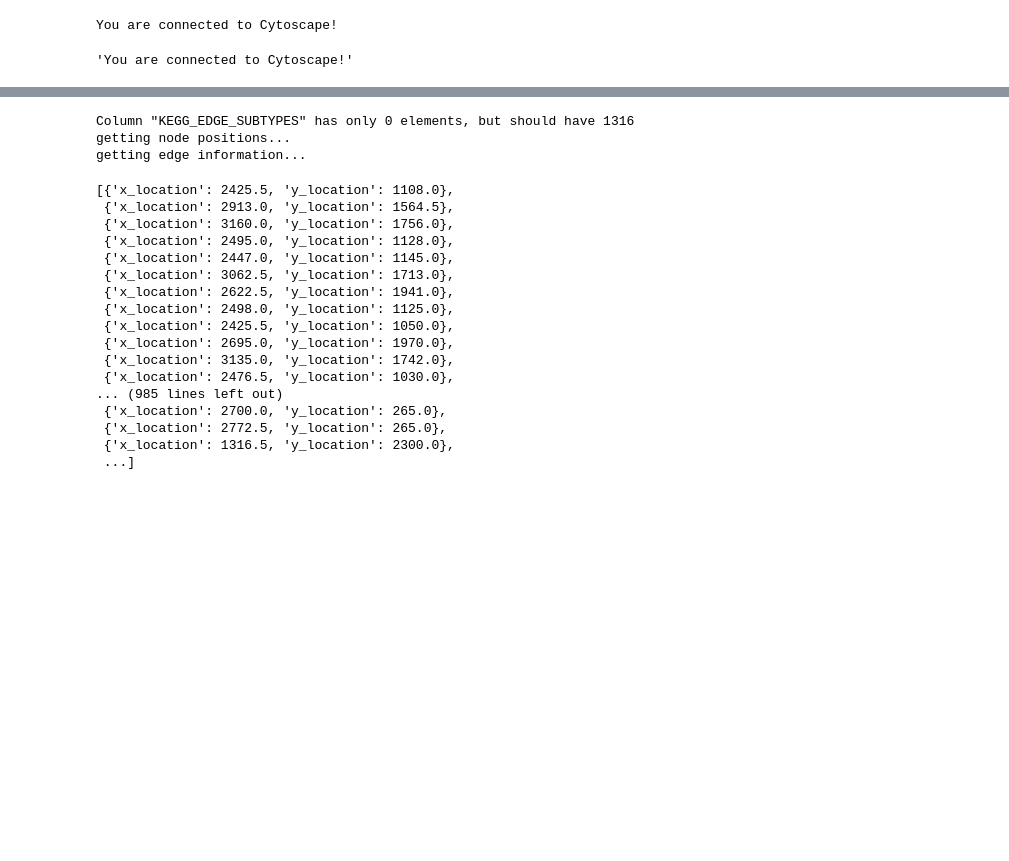
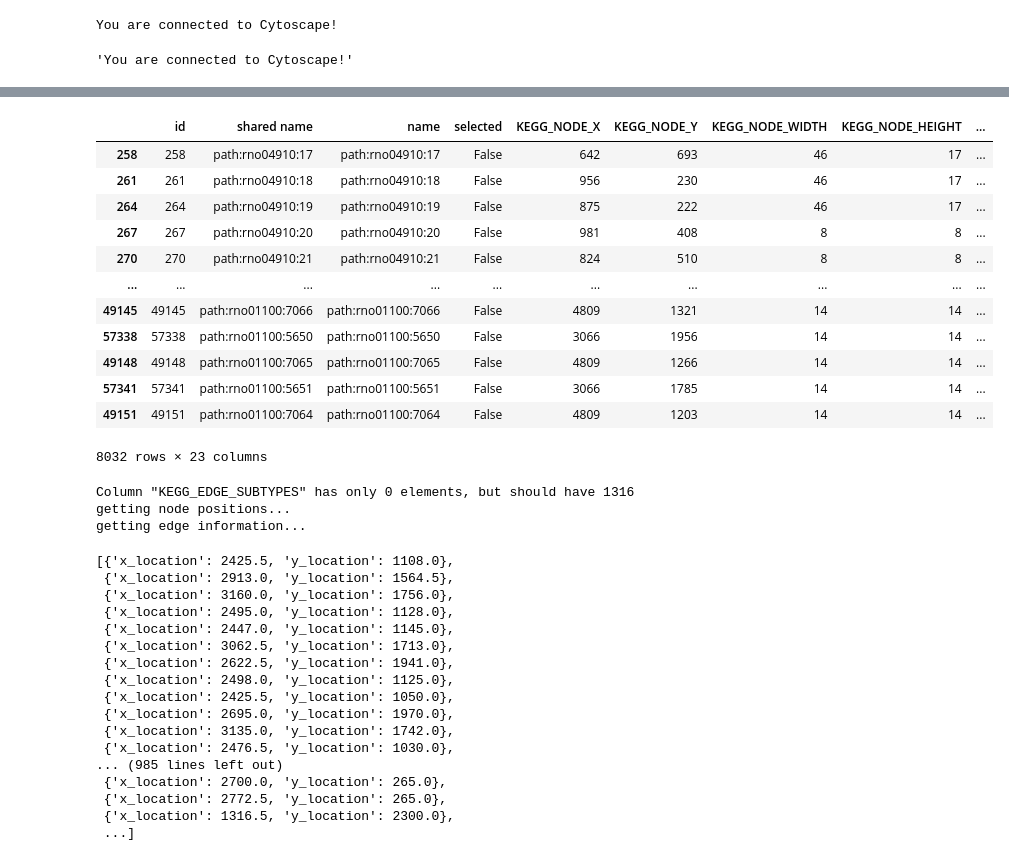
Before and after one commit to ecell/transomics2cytoscape-py, a Jupyter notebook: t2c.ipynb, the cells around one changed output, grey strips where cells are left out. Drawn from its saved outputs; the diff is of its cells as text; code cells hidden in the pictures; blank space fills up the shorter version.

```diff
--- a/t2c.ipynb
+++ b/t2c.ipynb
@@ -15,3 +57,19 @@ You are connected to Cytoscape!
+# %%
+nodetable3d = pd.concat(nodetables.array)
+# %% [output]
+|  | id | shared name | name | selected | KEGG_NODE_X | KEGG_NODE_Y | KEGG_NODE_WIDTH | KEGG_NODE_HEIGHT | ... |
+| 258 | 258 | path:rno04910:17 | path:rno04910:17 | False | 642 | 693 | 46 | 17 | ... |
+| 261 | 261 | path:rno04910:18 | path:rno04910:18 | False | 956 | 230 | 46 | 17 | ... |
+| 264 | 264 | path:rno04910:19 | path:rno04910:19 | False | 875 | 222 | 46 | 17 | ... |
+| 267 | 267 | path:rno04910:20 | path:rno04910:20 | False | 981 | 408 | 8 | 8 | ... |
+| 270 | 270 | path:rno04910:21 | path:rno04910:21 | False | 824 | 510 | 8 | 8 | ... |
+| ... | ... | ... | ... | ... | ... | ... | ... | ... | ... |
+| 49145 | 49145 | path:rno01100:7066 | path:rno01100:7066 | False | 4809 | 1321 | 14 | 14 | ... |
+| 57338 | 57338 | path:rno01100:5650 | path:rno01100:5650 | False | 3066 | 1956 | 14 | 14 | ... |
+| 49148 | 49148 | path:rno01100:7065 | path:rno01100:7065 | False | 4809 | 1266 | 14 | 14 | ... |
+| 57341 | 57341 | path:rno01100:5651 | path:rno01100:5651 | False | 3066 | 1785 | 14 | 14 | ... |
+| 49151 | 49151 | path:rno01100:7064 | path:rno01100:7064 | False | 4809 | 1203 | 14 | 14 | ... |
+8032 rows × 23 columns
 # %%
 def create3Dnetwork(networkLayers, stylexml):
     layerTable = pd.read_table(networkLayers, header=None, sep="\t")
```
Also changed, not shown: parts of 7 cells of this notebook.
